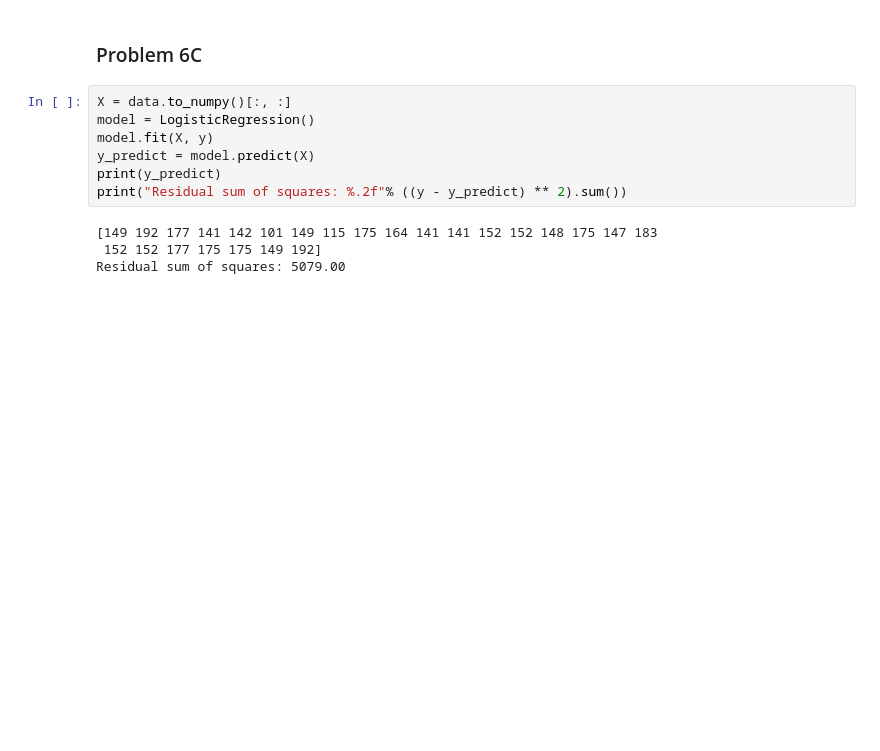
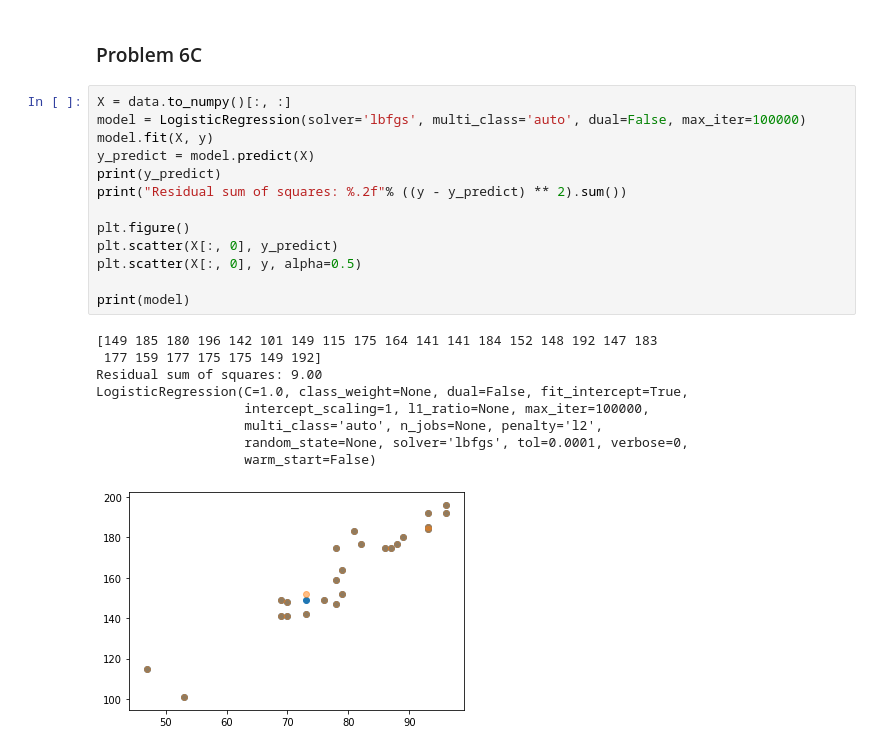
Before and after one commit to sdmoran/CS4342_HW4, a Jupyter notebook: Problem6.ipynb, the cells around one changed output. Cells and saved outputs as stored; diff of their text form; blank space fills up the shorter version.

```diff
--- a/Problem6.ipynb
+++ b/Problem6.ipynb
@@ -83,12 +88,24 @@ weighted avg       0.09      0.24      0.12        25
 ### Problem 6C
 # %%
 X = data.to_numpy()[:, :]
-model = LogisticRegression()
+model = LogisticRegression(solver='lbfgs', multi_class='auto', dual=False, max_iter=100000)
 model.fit(X, y)
 y_predict = model.predict(X)
 print(y_predict)
 print("Residual sum of squares: %.2f"% ((y - y_predict) ** 2).sum())
+
+plt.figure()
+plt.scatter(X[:, 0], y_predict)
+plt.scatter(X[:, 0], y, alpha=0.5)
+
+print(model)
 # %% [output]
-[149 192 177 141 142 101 149 115 175 164 141 141 152 152 148 175 147 183
- 152 152 177 175 175 149 192]
-Residual sum of squares: 5079.00
+[149 185 180 196 142 101 149 115 175 164 141 141 184 152 148 192 147 183
+ 177 159 177 175 175 149 192]
+Residual sum of squares: 9.00
+LogisticRegression(C=1.0, class_weight=None, dual=False, fit_intercept=True,
+                   intercept_scaling=1, l1_ratio=None, max_iter=100000,
+                   multi_class='auto', n_jobs=None, penalty='l2',
+                   random_state=None, solver='lbfgs', tol=0.0001, verbose=0,
+                   warm_start=False)
+[figure, added]
```
Also changed, not shown: parts of 3 cells of this notebook, 3 other files.
